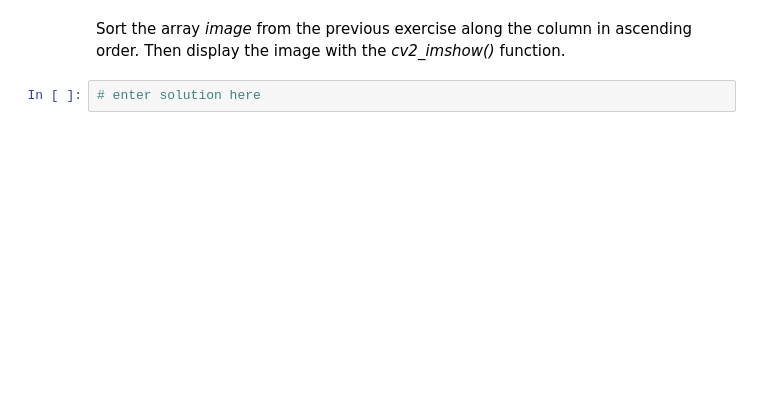
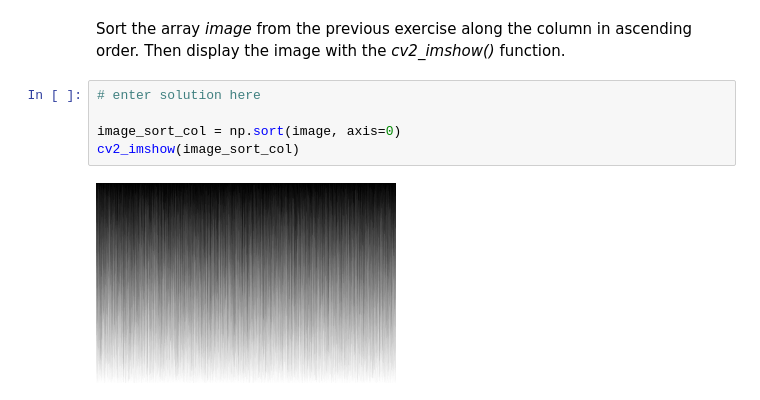
Before and after one commit to ZoanHy/250_Exercises_DS_Bootcamp, a Jupyter notebook: 031_040_exercises.ipynb, the cells around one changed output. Drawn from its saved outputs; the diff is of its cells as text; blank space fills up the shorter version.

```diff
--- a/031_040_exercises.ipynb
+++ b/031_040_exercises.ipynb
@@ -151,3 +253,8 @@ Sort the array _image_ from the previous exercise along the row in ascending ord
 Sort the array _image_ from the previous exercise along the column in ascending order. Then display the image with the _cv2_imshow()_ function.
 # %%
 # enter solution here
+
+image_sort_col = np.sort(image, axis=0)
+cv2_imshow(image_sort_col)
+# %% [output]
+[figure, added]
```
Also changed, not shown: parts of 21 cells of this notebook.
